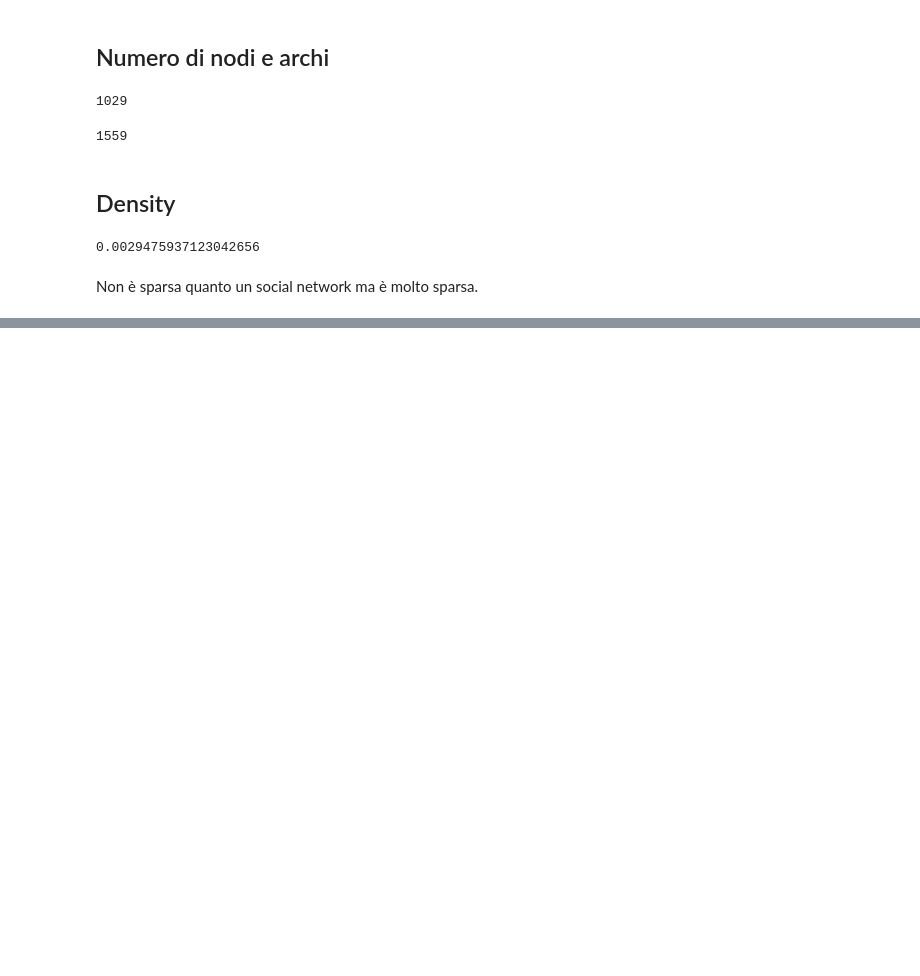
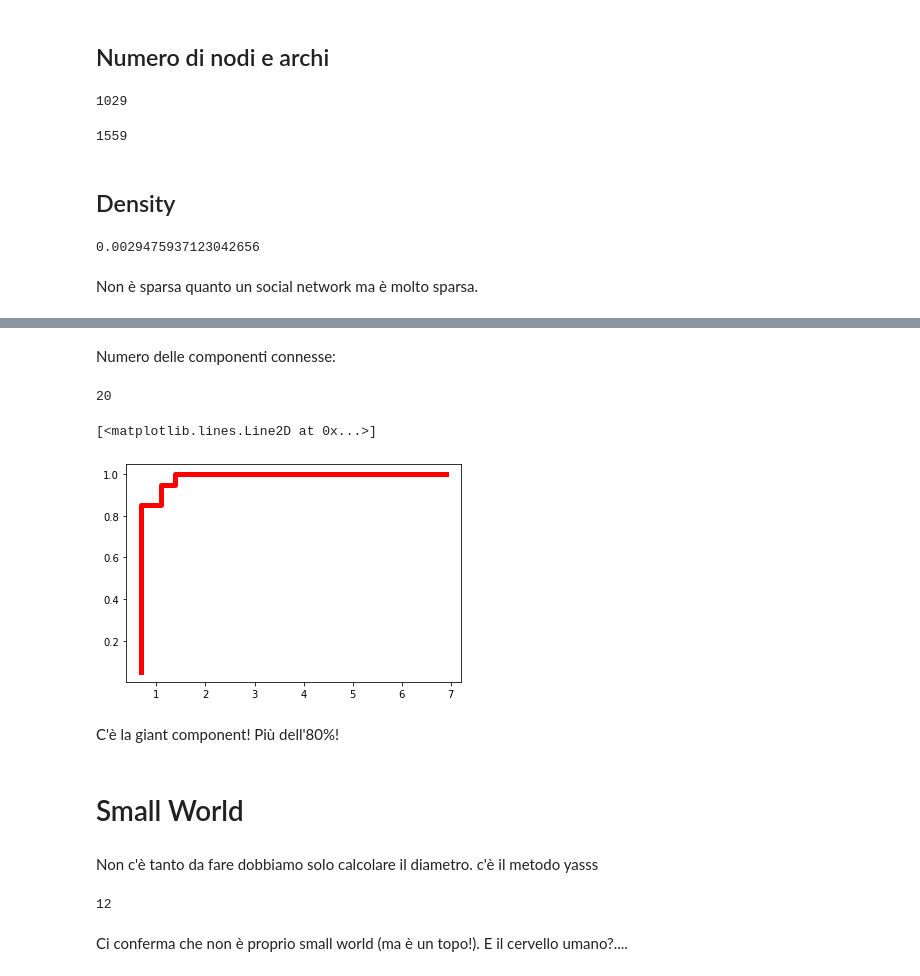
Before and after one commit to mpindaro/brain-network-analysis, a Jupyter notebook: Mouse_Brain_Network.ipynb, the cells around one changed output, grey strips where cells are left out. Saved outputs shown, nothing was run; the diff lists cells and outputs as text; code cells hidden in the pictures; blank space fills up the shorter version.

```diff
--- a/Mouse_Brain_Network.ipynb
+++ b/Mouse_Brain_Network.ipynb
@@ -23,0 +125,4 @@ Non è sparsa quanto un social network ma è molto sparsa.
+# %%
+components =  nx.connected_components(brain)
+component_list = list(components)
+component_list
@@ -23,0 +147,27 @@ Non è sparsa quanto un social network ma è molto sparsa.
+# %% [markdown]
+Numero delle componenti connesse:
+# %%
+len(component_list)
+# %% [output]
+20
+# %%
+sorted_components = sorted(component_list, key = lambda x : len(x), reverse=True)
+len_of_components = list ( map ( lambda x :  len(x) ,sorted_components ))
+ecdf = ECDF(len_of_components)
+plt.step(np.log(ecdf.x),ecdf.y, color = 'r', linewidth = 5)
+# %% [output]
+[<matplotlib.lines.Line2D at 0x...>]
+[figure, added]
+# %% [markdown]
+C'è la giant component! Più dell'80%!
+# %% [markdown]
+# Small World
+# %% [markdown]
+Non c'è tanto da fare dobbiamo solo calcolare il diametro. c'è il metodo yasss
+# %%
+giant_component=brain.subgraph(sorted_components[0])
+nx.diameter(giant_component)
+# %% [output]
+12
+# %% [markdown]
+Ci conferma che non è proprio small world (ma è un topo!). E il cervello umano?....
```
Also changed, not shown: parts of 24 cells of this notebook.
